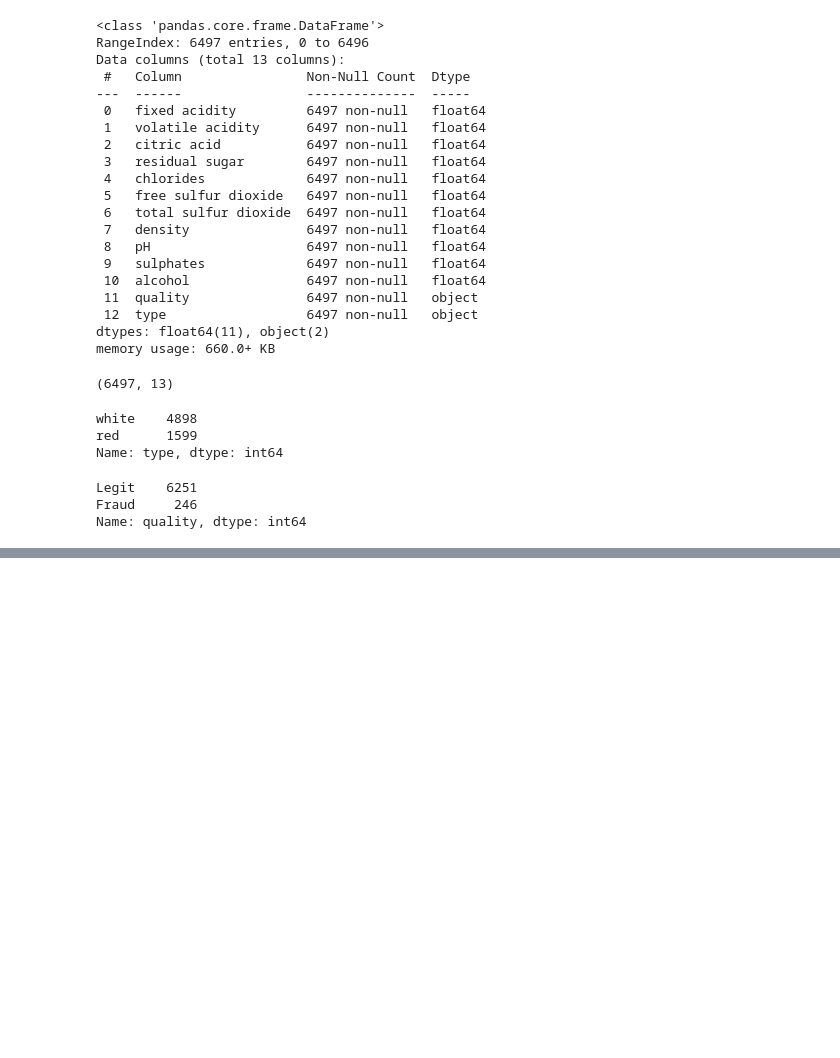
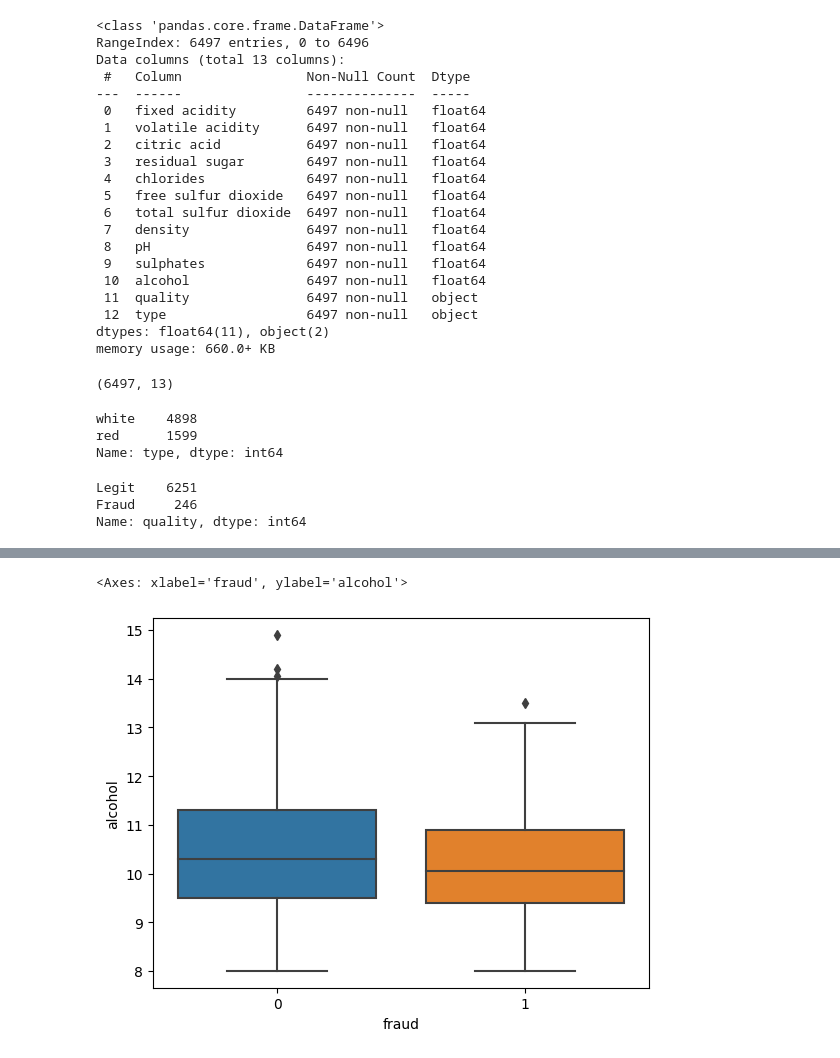
Before and after one commit to Edumacassi/curso_analisis_datos-main, a Jupyter notebook: m6-ml/3,clasificacion/Clasificacion_binaria_wine.ipynb, the cells around one changed output, grey strips where cells are left out. Saved outputs shown, nothing was run; the diff lists cells and outputs as text; code cells hidden in the pictures; blank space fills up the shorter version.

```diff
--- a/m6-ml/3,clasificacion/Clasificacion_binaria_wine.ipynb
+++ b/m6-ml/3,clasificacion/Clasificacion_binaria_wine.ipynb
@@ -96,0 +126,5 @@ sns.heatmap(df_corr, cmap='viridis', annot=True)
+# %%
+sns.boxplot(data=df, x='fraud', y='alcohol')
+# %% [output]
+<Axes: xlabel='fraud', ylabel='alcohol'>
+[figure, added]
```
Also changed, not shown: parts of 28 cells of this notebook.
